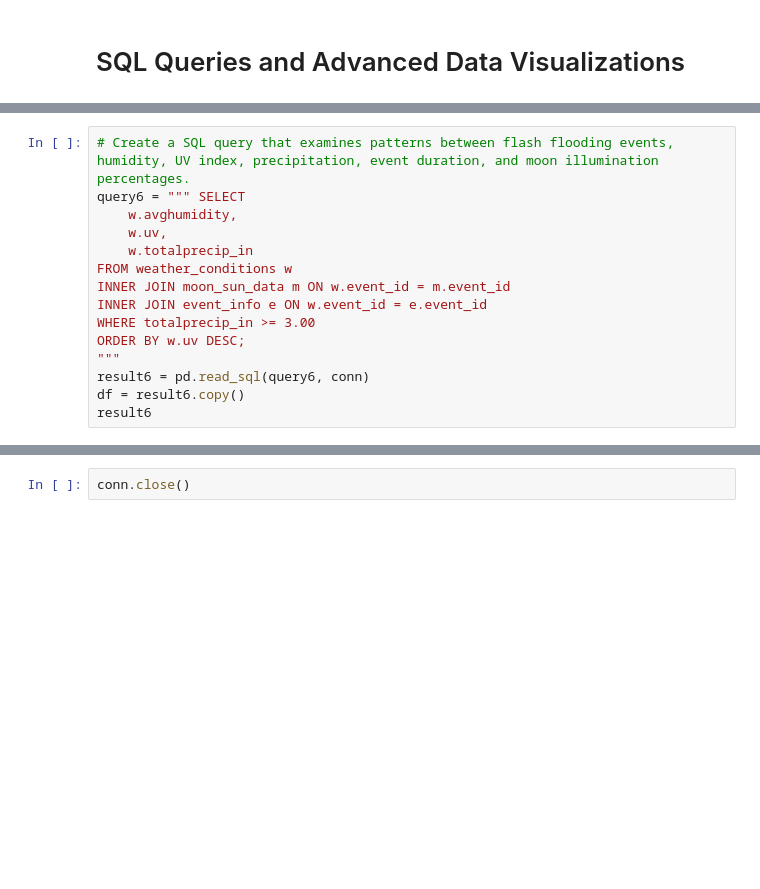
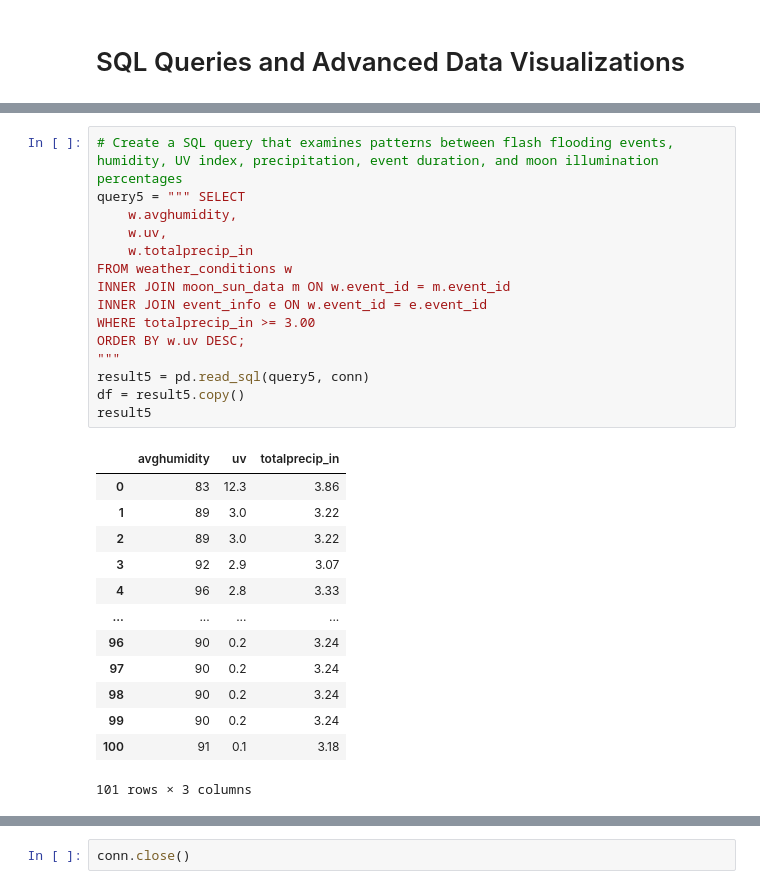
Before and after one commit to ashleyadehart/flash_floods_ky_2015_2025, a Jupyter notebook: notebooks/flash_floods_ky_2015_2025.ipynb, the cells around one changed output, grey strips where cells are left out. Drawn from its saved outputs; the diff is of its cells as text; blank space fills up the shorter version.

Commit message:
Added SQL queries to flash_floods_ky_2015_2025 Jupyter notebook file

```diff
--- a/notebooks/flash_floods_ky_2015_2025.ipynb
+++ b/notebooks/flash_floods_ky_2015_2025.ipynb
@@ -781,16 +1300,30 @@ result5
 # %%
-# Create a SQL query that examines patterns between flash flooding events, humidity, UV index, precipitation, event duration, and moon illumination percentages.
-query6 = """ SELECT
+# Create a SQL query that examines patterns between flash flooding events, humidity, UV index, precipitation, event duration, and moon illumination percentages
+query5 = """ SELECT
     w.avghumidity,
     w.uv,
     w.totalprecip_in
 FROM weather_conditions w
 INNER JOIN moon_sun_data m ON w.event_id = m.event_id
 INNER JOIN event_info e ON w.event_id = e.event_id
 WHERE totalprecip_in >= 3.00
 ORDER BY w.uv DESC;
 """
-result6 = pd.read_sql(query6, conn)
-df = result6.copy()
-result6
+result5 = pd.read_sql(query5, conn)
+df = result5.copy()
+result5
+# %% [output]
+|  | avghumidity | uv | totalprecip_in |
+| 0 | 83 | 12.3 | 3.86 |
+| 1 | 89 | 3.0 | 3.22 |
+| 2 | 89 | 3.0 | 3.22 |
+| 3 | 92 | 2.9 | 3.07 |
+| 4 | 96 | 2.8 | 3.33 |
+| ... | ... | ... | ... |
+| 96 | 90 | 0.2 | 3.24 |
+| 97 | 90 | 0.2 | 3.24 |
+| 98 | 90 | 0.2 | 3.24 |
+| 99 | 90 | 0.2 | 3.24 |
+| 100 | 91 | 0.1 | 3.18 |
+101 rows × 3 columns
 # %%
```
Also changed, not shown: parts of 55 cells of this notebook, 1 other file.
